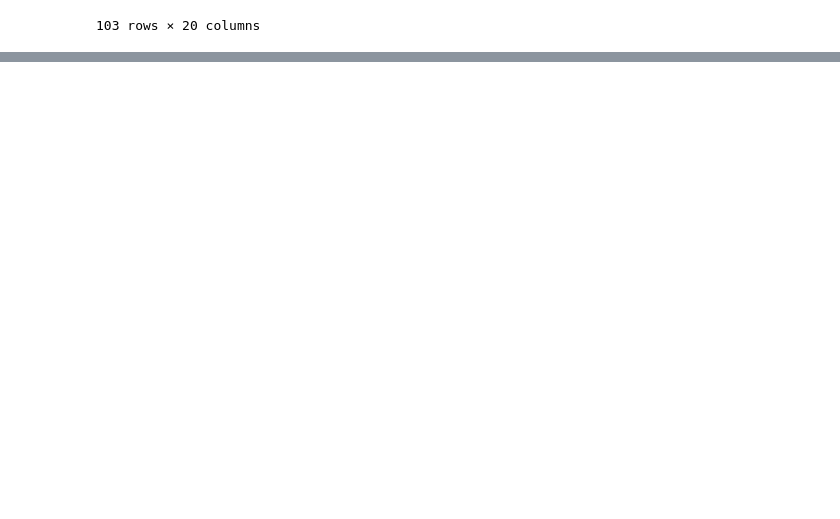
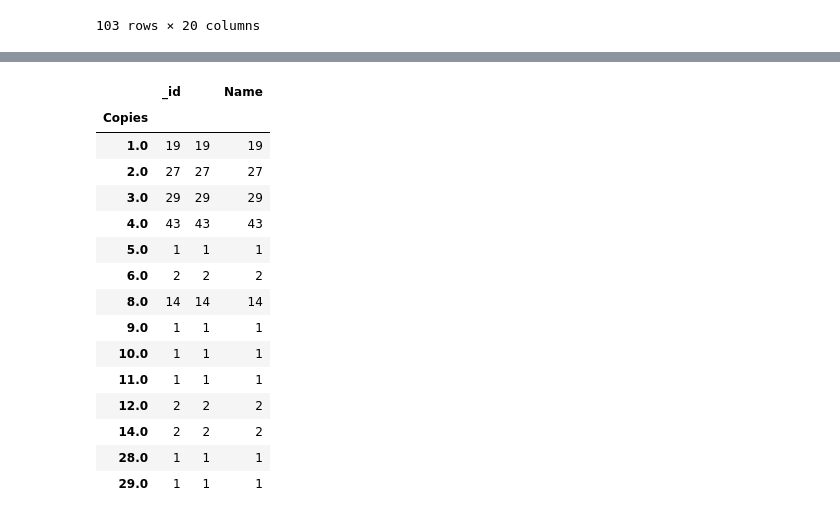
Before and after one commit to nhingtge/ETL-Project, a Jupyter notebook: mtg1.ipynb, the cells around one changed output, grey strips where cells are left out. Drawn from its saved outputs; the diff is of its cells as text; code cells hidden in the pictures; blank space fills up the shorter version.

```diff
--- a/mtg1.ipynb
+++ b/mtg1.ipynb
@@ -161,3 +161,9 @@ df.query('Power > 0')
 | 123 | 5f503b51e857d42e0c2e6bc1 | 123 | Vault Skirge | 1.0 | 0.0 | 0.0 | 0.0 | 0.0 | ... |
 | 132 | 5f503b51e857d42e0c2e6bca | 132 | Aura Gnarlid | 2.0 | 0.0 | 0.0 | 0.0 | 0.0 | ... |
 | 143 | 5f503b51e857d42e0c2e6bd5 | 143 | Atog | 1.0 | 0.0 | 0.0 | 0.0 | 0.0 | ... |
+# %%
+#select the collection within the database
+rcollection = db.raw_count
+
+df = pd.DataFrame(list(rcollection.find()))
+df
@@ -163,0 +184,20 @@ df.query('Power > 0')
+# %%
+#Copies of cards ranging from 1-29
+df.groupby('Copies').count()
+# %% [output]
+|  | _id |  | Name |
+| Copies |  |  |  |
+| 1.0 | 19 | 19 | 19 |
+| 2.0 | 27 | 27 | 27 |
+| 3.0 | 29 | 29 | 29 |
+| 4.0 | 43 | 43 | 43 |
+| 5.0 | 1 | 1 | 1 |
+| 6.0 | 2 | 2 | 2 |
+| 8.0 | 14 | 14 | 14 |
+| 9.0 | 1 | 1 | 1 |
+| 10.0 | 1 | 1 | 1 |
+| 11.0 | 1 | 1 | 1 |
+| 12.0 | 2 | 2 | 2 |
+| 14.0 | 2 | 2 | 2 |
+| 28.0 | 1 | 1 | 1 |
+| 29.0 | 1 | 1 | 1 |
```
Also changed, not shown: parts of 1 cell of this notebook.
